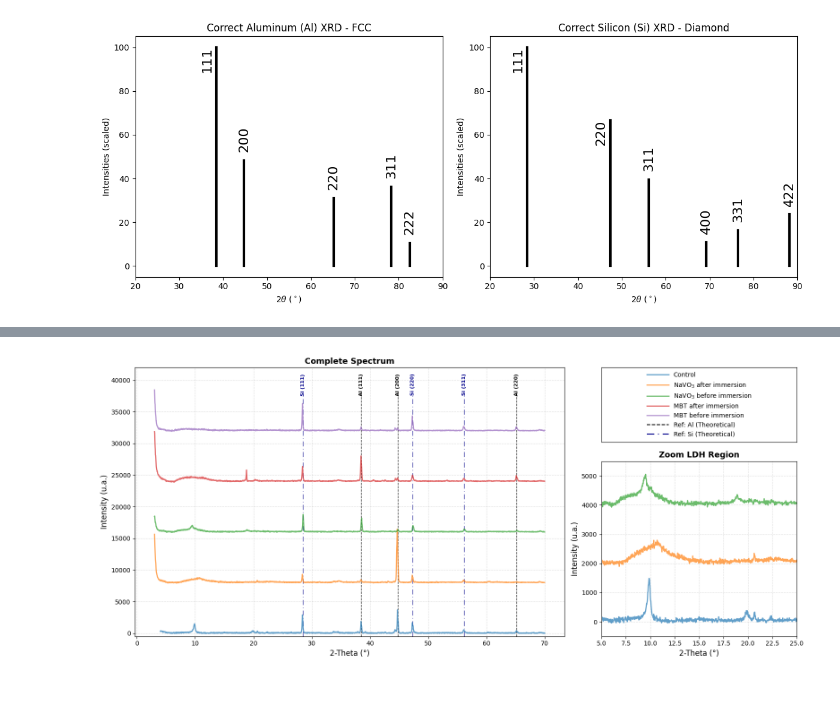
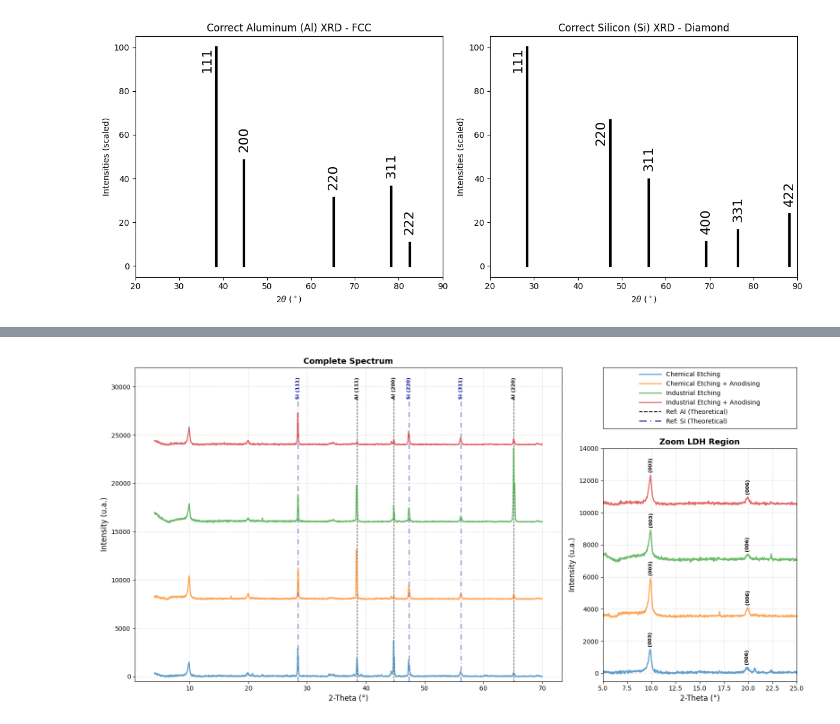
Before and after one commit to AlexandreCauvel/PEA, a Jupyter notebook: code/xrd_analysis/xrd.ipynb, the cells around one changed output, grey strips where cells are left out. Drawn from its saved outputs; the diff is of its cells as text; code cells hidden in the pictures; blank space fills up the shorter version.

```diff
--- a/code/xrd_analysis/xrd.ipynb
+++ b/code/xrd_analysis/xrd.ipynb
@@ -9,7 +9,7 @@ from pymatgen.core import Lattice, Structure
 from pymatgen.analysis.diffraction.xrd import XRDCalculator
 # %%
 # Load XRDML file
-main_dir = Path(r"C:\Users\Alexa\Desktop\PEA\XRD\30.05.2026")
+main_dir = Path(r"C:\Users\Alexa\Desktop\PEA\XRD\new_XRD")
 file_list = []
 # %%
 pattern_mapping = {
@@ -46,6 +46,10 @@ for filename,name in file_list:
         'k_alpha_1': 1.5405980,
         'k_alpha_2': 1.5444260,
         'k_alpha': (2*1.5405980 + 1.5444260)/3,
+        'two_theta_003':None,
+        'intensity_003':None,
+        'two_theta_006':None,
+        'intensity_006':None,
         'basal_spacing': None,
         'gallery_height':None
 
@@ -245,0 +260,4 @@ plt.show()
+# %%
+for data in datasets:
+    print(data['xrd_data']['name'])
+    print(data['xrd_data']['intensity_003'])
@@ -246,8 +275,8 @@ plt.show()
 # %%
-fig = plt.figure(figsize=(16, 7))
+fig = plt.figure(figsize=(16, 8))
 
 # 2. Definir a grelha (2 linhas e 2 colunas)
-gs = gridspec.GridSpec(2, 2, width_ratios=[2.2, 1], height_ratios=[1.7, 4])
+gs = gridspec.GridSpec(2, 2, width_ratios=[2.2, 1], height_ratios=[1.7, 6.5])
 
 # 3. Alocar os eixos com base no teu esquema
 ax_overall = fig.add_subplot(gs[:, 0])
@@ -256,13 +285,21 @@ ax_zoom    = fig.add_subplot(gs[1, 1])
 
 # Definição dos teus offsets anteriores
 offset_completo = 8000
-offset_zoom = 2000
+offset_zoom = 3500
+
+allowed_zoom_indices = [0, 1, 2, 3]
+offset_006 = [0,-720,-400,-250,]
+zoom_idx = 0
 
 # Loop para plotar os dados nos respetivos eixos
 for i, data in enumerate(datasets):
     x = data['xrd_data']['two_theta']
     y = data['xrd_data']['intensity_filtered']
     name = data['xrd_data']['name']
+    two_theta_003 = data['xrd_data']['two_theta_003']
+    intensity_003 = data['xrd_data']['intensity_003']
+    two_theta_006 = data['xrd_data']['two_theta_006']
+    intensity_006 = data['xrd_data']['intensity_003']
 
     # Plot no painel "OVERALL"
     ax_overall.plot(
@@ -273,13 +310,14 @@ for i, data in enumerate(datasets):
         label=name
     )
 
-    # Plot no painel "ZOOM IN"
-    ax_zoom.plot(
-        x,
-        y + (offset_zoom * i),
-        alpha=0.7,
-        linewidth=1.8
-    )
+    if i in allowed_zoom_indices:
+        ax_zoom.plot(x, y + (offset_zoom * zoom_idx), alpha=0.7, linewidth=1.8)
+        ax_zoom.text(two_theta_003, intensity_003 + 1100 + (offset_zoom * zoom_idx), "(003)",
+                     color='black', fontsize=8, rotation=90, ha='center', va='top', fontweight='bold')
+        ax_zoom.text(two_theta_006, intensity_006 + offset_006[i] + (offset_zoom * zoom_idx), "(006)",
+                     color='black', fontsize=8, rotation=90, ha='center', va='top', fontweight='bold')
+
+        zoom_idx += 1
 
 xrd_calc = XRDCalculator(wavelength="CuKa")
 
@@ -290,7 +328,7 @@ si_struct = Structure.from_spacegroup("Fd-3m", Lattice.cubic(5.43), ["Si"], [[0,
 al_pattern = xrd_calc.get_pattern(al_struct)
 si_pattern = xrd_calc.get_pattern(si_struct)
 
-y_texto_fixo = 41000
+y_texto_fixo = 31000
 
 # 2. Desenhar picos e números do Alumínio (Preto)
 for i in range(len(al_pattern.x)):
@@ -304,7 +342,7 @@ for i in range(len(al_pattern.x)):
         hkl_str = f"({hkl_tuple[0]}{hkl_tuple[1]}{hkl_tuple[2]})"
 
         # Linha vertical suave que atravessa todo o gráfico (-500 até 28000)
-        ax_overall.vlines(x_val, -500, 38000, colors='black',
+        ax_overall.vlines(x_val, -500, 29000, colors='black',
                           linestyles='dashed', alpha=0.8, linewidth=1.0, zorder=1)
 
         # Texto elegante "pendurado" do topo (va='top')
@@ -321,40 +359,40 @@ for i in range(len(si_pattern.x)):
         hkl_str = f"({hkl_tuple[0]}{hkl_tuple[1]}{hkl_tuple[2]})"
 
         # Linha vertical pontilhada
-        ax_overall.vlines(x_val, -500, 38000, colors='darkblue',
+        ax_overall.vlines(x_val, -500, 29000, colors='darkblue',
                           linestyles=(0, (8, 4, 1, 4)), alpha=0.8, linewidth=1.0, zorder=1)
 
         # Texto elegante "pendurado" do topo (va='top') com um ligeiro desvio vertical se coincidir
         ax_overall.text(x_val, y_texto_fixo, f"Si {hkl_str}", color='darkblue',
                         fontsize=8, rotation=90, ha='center', va='top',fontweight='bold')
 
 # Linhas fantasma para a legenda
 ax_overall.plot([], [], color='black', linestyle='--', label='Ref: Al (Theoretical)')
 ax_overall.plot([], [], color='darkblue', linestyle=(0, (8, 4, 1, 4)), label='Ref: Si (Theoretical)')
 
 # 4. Formatações finais dos eixos
-ax_overall.set_ylim(-500, 42000)
+ax_overall.set_ylim(-500, 32000)
 ax_overall.set_xlabel('2-Theta (°)', fontsize=12)
 ax_overall.set_ylabel('Intensity (u.a.)', fontsize=12)
 ax_overall.set_title('Complete Spectrum', fontsize=13, fontweight='bold')
 ax_overall.grid(True, linestyle='--', alpha=0.4)
 
 ax_leg.get_xaxis().set_visible(False)
 ax_leg.get_yaxis().set_visible(False)
 
 # Isto vai recolher os teus espectros + as duas referências teóricas automaticamente
 handles, labels = ax_overall.get_legend_handles_labels()
 ax_leg.legend(handles, labels, loc='center', frameon=False, fontsize=10, handlelength=3.5)
 
 ax_zoom.set_xlim(5, 25)
-ax_zoom.set_ylim(-500, 5500)
+ax_zoom.set_ylim(-500, 14000)
 ax_zoom.set_xlabel('2-Theta (°)', fontsize=12)
 ax_zoom.set_ylabel('Intensity (u.a.)', fontsize=12)
 ax_zoom.set_title('Zoom LDH Region', fontsize=13, fontweight='bold')
 ax_zoom.grid(True, linestyle='--', alpha=0.4)
 
 plt.tight_layout()
-plt.savefig('XRD_intercalation.pdf', bbox_inches='tight')
+plt.savefig('XRD_LDH.pdf', bbox_inches='tight')
 plt.show()
 # %% [output]
-[figure, old version]
+[figure, new version]
```
Also changed, not shown: parts of 3 cells of this notebook, 13 other files.
